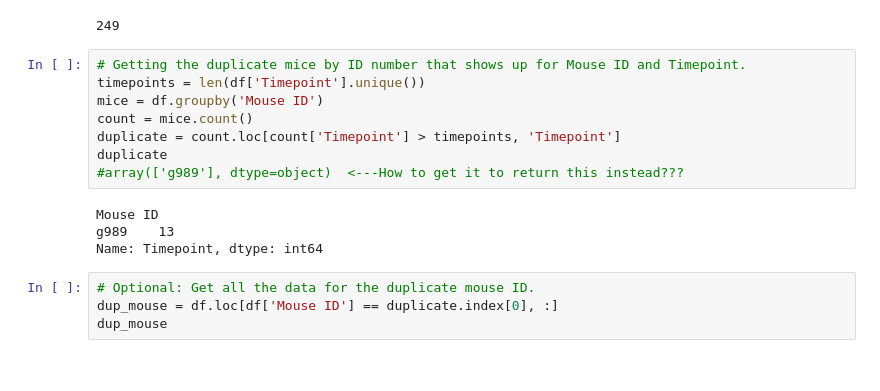
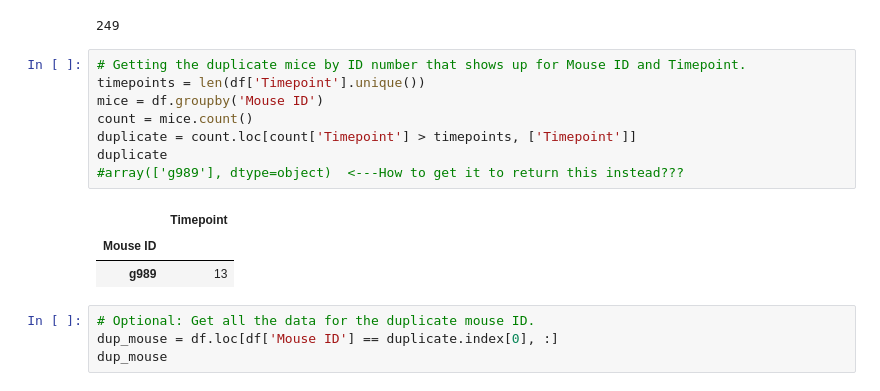
Before and after one commit to andcetera/pymaceuticals-study, a Jupyter notebook: Project Folder/pymaceuticals.ipynb, the cells around one changed output. Saved outputs shown, nothing was run; the diff lists cells and outputs as text.

```diff
--- a/Project Folder/pymaceuticals.ipynb
+++ b/Project Folder/pymaceuticals.ipynb
@@ -38,15 +38,15 @@ len(df['Mouse ID'].unique())
 # %%
 # Getting the duplicate mice by ID number that shows up for Mouse ID and Timepoint.
 timepoints = len(df['Timepoint'].unique())
 mice = df.groupby('Mouse ID')
 count = mice.count()
-duplicate = count.loc[count['Timepoint'] > timepoints, 'Timepoint']
+duplicate = count.loc[count['Timepoint'] > timepoints, ['Timepoint']]
 duplicate
 #array(['g989'], dtype=object)  <---How to get it to return this instead???
 # %% [output]
-Mouse ID
-g989    13
-Name: Timepoint, dtype: int64
+|  | Timepoint |
+| Mouse ID |  |
+| g989 | 13 |
 # %%
 # Optional: Get all the data for the duplicate mouse ID.
 dup_mouse = df.loc[df['Mouse ID'] == duplicate.index[0], :]
```
Also changed, not shown: parts of 3 cells of this notebook.
